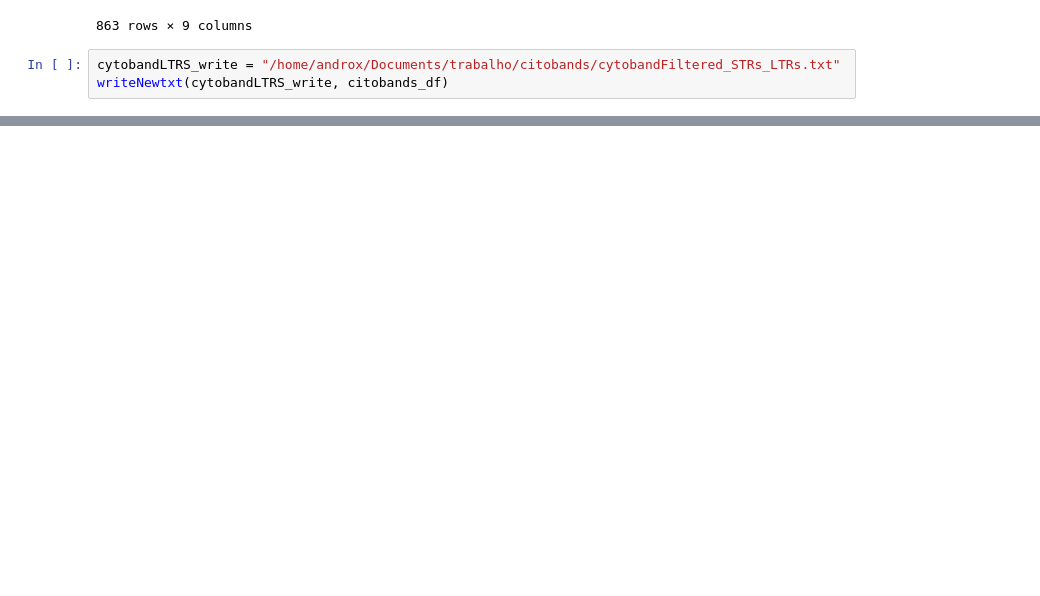
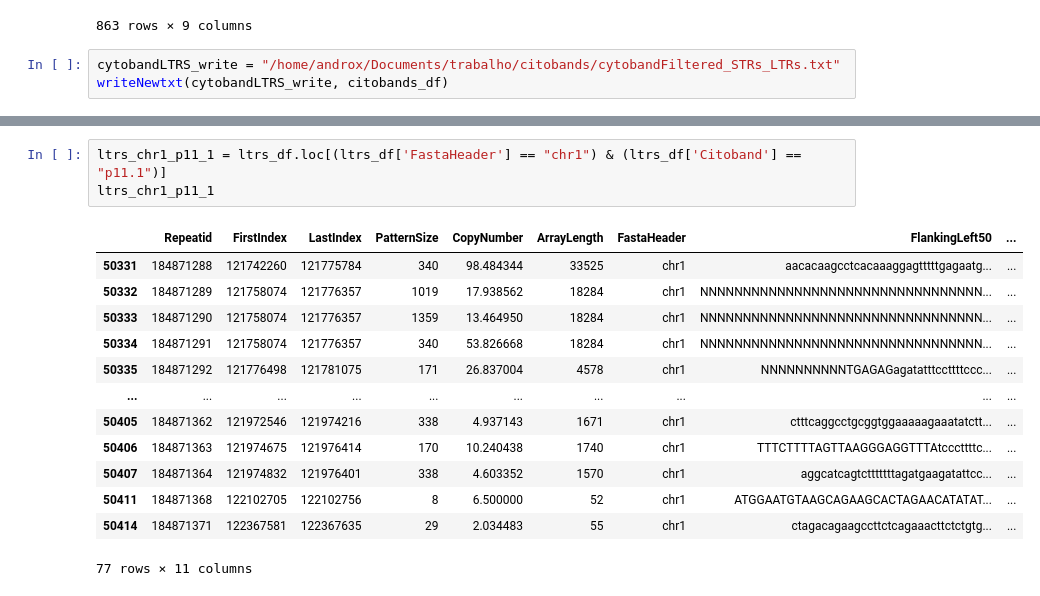
Before and after one commit to AndreSantos2000/A_map_of_privacy-sensitivity_in_human_genomes, a Jupyter notebook: jupyter_scripts/cytobands/cytobands_dataTreatment.ipynb, the cells around one changed output, grey strips where cells are left out. Cells and saved outputs as stored; diff of their text form; blank space fills up the shorter version.

```diff
--- a/jupyter_scripts/cytobands/cytobands_dataTreatment.ipynb
+++ b/jupyter_scripts/cytobands/cytobands_dataTreatment.ipynb
@@ -336,0 +362,17 @@ writeNewtxt(cytobandLTRS_write, citobands_df)
+# %%
+ltrs_chr1_p11_1 = ltrs_df.loc[(ltrs_df['FastaHeader'] == "chr1") & (ltrs_df['Citoband'] == "p11.1")]
+ltrs_chr1_p11_1
+# %% [output]
+|  | Repeatid | FirstIndex | LastIndex | PatternSize | CopyNumber | ArrayLength | FastaHeader | FlankingLeft50 | ... |
+| 50331 | 184871288 | 121742260 | 121775784 | 340 | 98.484344 | 33525 | chr1 | aacacaagcctcacaaaggagtttttgagaatg... | ... |
+| 50332 | 184871289 | 121758074 | 121776357 | 1019 | 17.938562 | 18284 | chr1 | NNNNNNNNNNNNNNNNNNNNNNNNNNNNNNNNN... | ... |
+| 50333 | 184871290 | 121758074 | 121776357 | 1359 | 13.464950 | 18284 | chr1 | NNNNNNNNNNNNNNNNNNNNNNNNNNNNNNNNN... | ... |
+| 50334 | 184871291 | 121758074 | 121776357 | 340 | 53.826668 | 18284 | chr1 | NNNNNNNNNNNNNNNNNNNNNNNNNNNNNNNNN... | ... |
+| 50335 | 184871292 | 121776498 | 121781075 | 171 | 26.837004 | 4578 | chr1 | NNNNNNNNNNTGAGAGagatatttccttttccc... | ... |
+| ... | ... | ... | ... | ... | ... | ... | ... | ... | ... |
+| 50405 | 184871362 | 121972546 | 121974216 | 338 | 4.937143 | 1671 | chr1 | ctttcaggcctgcggtggaaaaagaaatatctt... | ... |
+| 50406 | 184871363 | 121974675 | 121976414 | 170 | 10.240438 | 1740 | chr1 | TTTCTTTTAGTTAAGGGAGGTTTAtcccttttc... | ... |
+| 50407 | 184871364 | 121974832 | 121976401 | 338 | 4.603352 | 1570 | chr1 | aggcatcagtctttttttagatgaagatattcc... | ... |
+| 50411 | 184871368 | 122102705 | 122102756 | 8 | 6.500000 | 52 | chr1 | ATGGAATGTAAGCAGAAGCACTAGAACATATAT... | ... |
+| 50414 | 184871371 | 122367581 | 122367635 | 29 | 2.034483 | 55 | chr1 | ctagacagaagccttctcagaaacttctctgtg... | ... |
+77 rows × 11 columns
```
Also changed, not shown: parts of 7 cells of this notebook, 7 other files.
